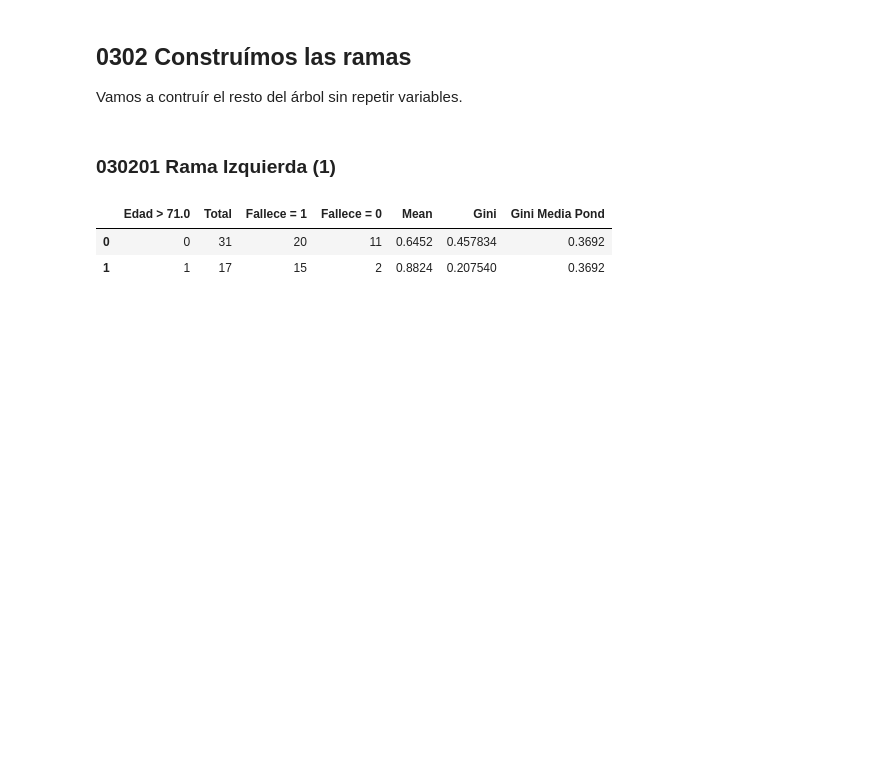
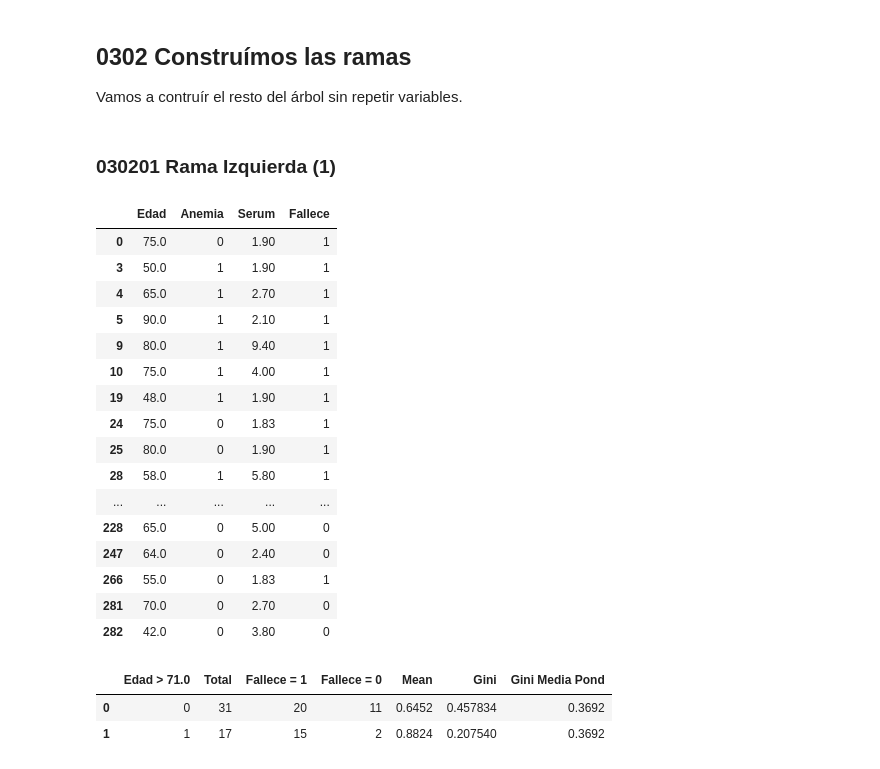
Before and after one commit to abelmmg/TheValley_AI, a Jupyter notebook: 01-03 Arboles de decision para clasificación.ipynb, the cells around one changed output. Cells and saved outputs as stored; diff of their text form; code cells hidden in the pictures; blank space fills up the shorter version.

```diff
--- a/01-03 Arboles de decision para clasificación.ipynb
+++ b/01-03 Arboles de decision para clasificación.ipynb
@@ -669,6 +669,26 @@ df_resumen_1 = df_resumen[df_resumen["Serum"] > 1.815]
 df_resumen_2 = df_resumen[df_resumen["Serum"] < 1.815]
 # %% [markdown]
 ### 030201 Rama Izquierda (1)
+# %%
+df_resumen_1
+# %% [output]
+|  | Edad | Anemia | Serum | Fallece |
+| 0 | 75.0 | 0 | 1.90 | 1 |
+| 3 | 50.0 | 1 | 1.90 | 1 |
+| 4 | 65.0 | 1 | 2.70 | 1 |
+| 5 | 90.0 | 1 | 2.10 | 1 |
+| 9 | 80.0 | 1 | 9.40 | 1 |
+| 10 | 75.0 | 1 | 4.00 | 1 |
+| 19 | 48.0 | 1 | 1.90 | 1 |
+| 24 | 75.0 | 0 | 1.83 | 1 |
+| 25 | 80.0 | 0 | 1.90 | 1 |
+| 28 | 58.0 | 1 | 5.80 | 1 |
+| ... | ... | ... | ... | ... |
+| 228 | 65.0 | 0 | 5.00 | 0 |
+| 247 | 64.0 | 0 | 2.40 | 0 |
+| 266 | 55.0 | 0 | 1.83 | 1 |
+| 281 | 70.0 | 0 | 2.70 | 0 |
+| 282 | 42.0 | 0 | 3.80 | 0 |
 # %%
 # Siguiente partición
 seleccion_particion(df_resumen_1, "Fallece", ["Edad"], ["Anemia"])
```
Also changed, not shown: parts of 2 cells of this notebook, 14 other files.
